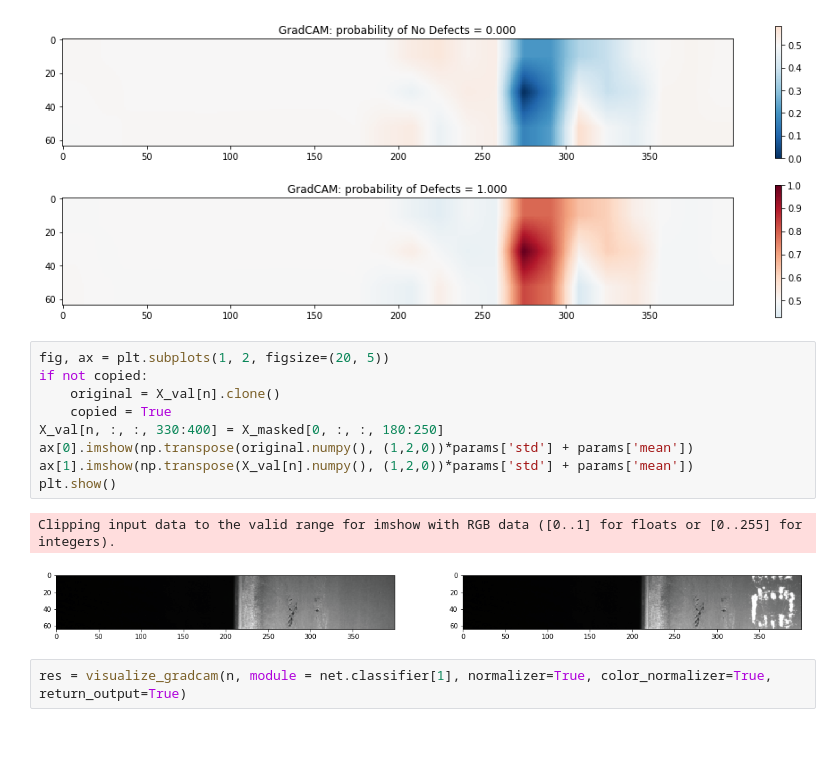
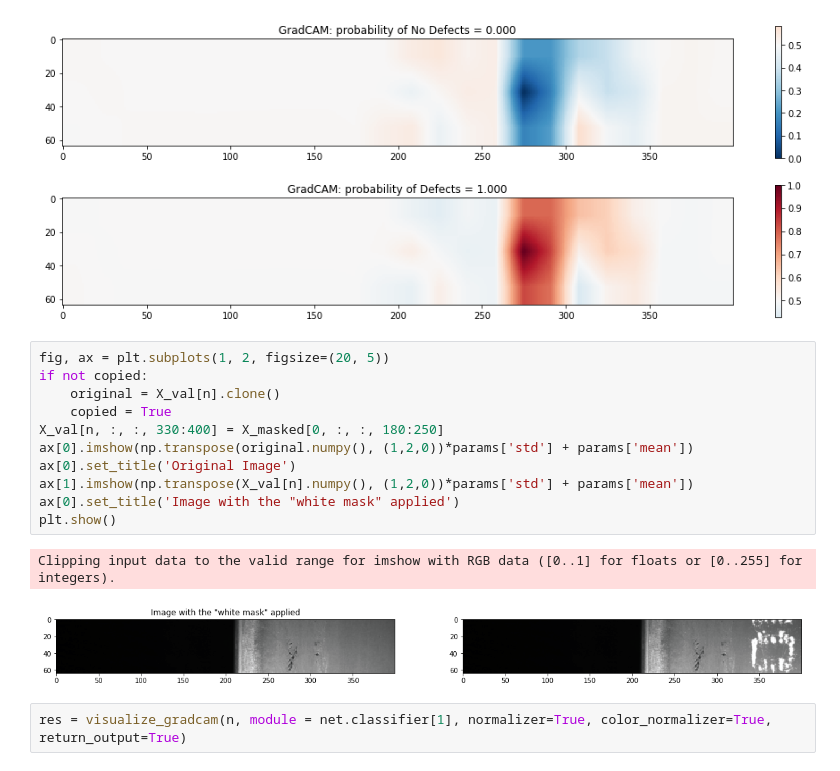
Before and after one commit to f-grimaldi/machine_learning_intepretability_in_steel_industry, a Jupyter notebook: notebooks_interpretation/Binary_WhiteMasksAnalysis.ipynb, the cells around one changed output. Drawn from its saved outputs; the diff is of its cells as text; blank space fills up the shorter version.

```diff
--- a/notebooks_interpretation/Binary_WhiteMasksAnalysis.ipynb
+++ b/notebooks_interpretation/Binary_WhiteMasksAnalysis.ipynb
@@ -203,15 +204,17 @@ res = visualize_gradcam(n, module = net.classifier[1], normalizer=True, color_no
 # %%
 fig, ax = plt.subplots(1, 2, figsize=(20, 5))
 if not copied:
     original = X_val[n].clone()
     copied = True
 X_val[n, :, :, 330:400] = X_masked[0, :, :, 180:250]
 ax[0].imshow(np.transpose(original.numpy(), (1,2,0))*params['std'] + params['mean'])
+ax[0].set_title('Original Image')
 ax[1].imshow(np.transpose(X_val[n].numpy(), (1,2,0))*params['std'] + params['mean'])
+ax[0].set_title('Image with the "white mask" applied')
 plt.show()
 # %% [output]
 Clipping input data to the valid range for imshow with RGB data ([0..1] for floats or [0..255] for integers).
-[figure, old version]
+[figure, new version]
 # %%
 res = visualize_gradcam(n, module = net.classifier[1], normalizer=True, color_normalizer=True, return_output=True)
 # %% [output]
```
Also changed, not shown: parts of 1 cell of this notebook, 38 other files.
